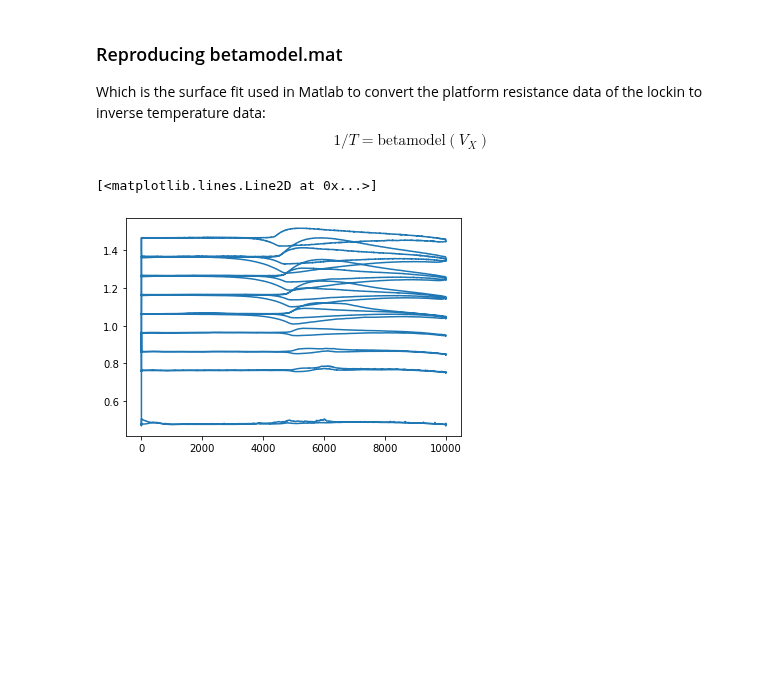
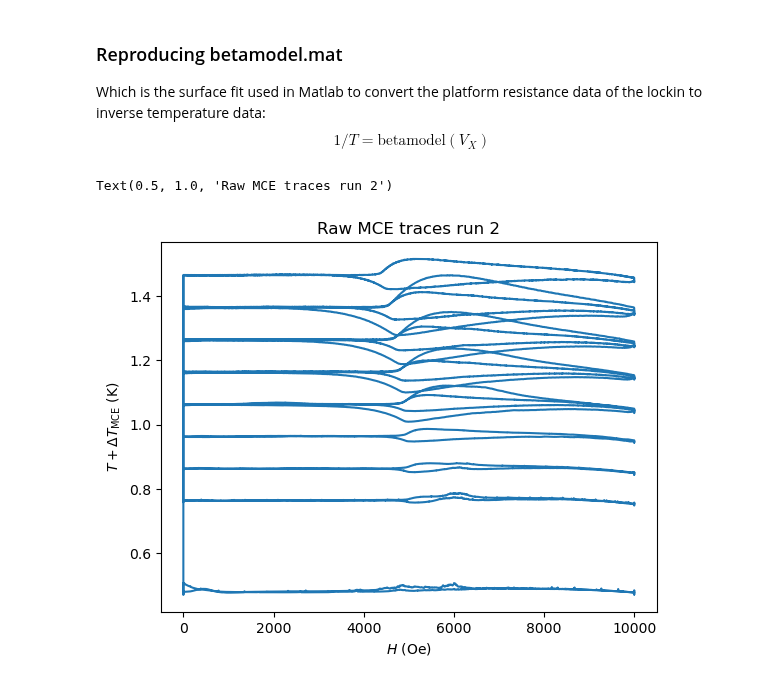
Before and after one commit to pmassat/pythonpda, a Jupyter notebook: MCE_analysis_Python/TmVO4_MCE_fitting.ipynb, the cells around one changed output. Drawn from its saved outputs; the diff is of its cells as text; code cells hidden in the pictures; blank space fills up the shorter version.

```diff
--- a/MCE_analysis_Python/TmVO4_MCE_fitting.ipynb
+++ b/MCE_analysis_Python/TmVO4_MCE_fitting.ipynb
@@ -105,13 +109,21 @@ def betamodel(x,y):
     return val
 # %%
 Traw[2] = 1/betamodel(Hraw[2],R[2])
+# %%
+xlabel_mce = '$H$ (Oe)'
+ylabel_mce = '$T + \Delta T_\mathrm{MCE}$ (K)'
 # %%
 # Raw MCE traces
+runID = 2
+%matplotlib inline
 fig = plt.figure()
 plt.plot(Hraw[2], Traw[2])
+plt.xlabel(xlabel_mce)
+plt.ylabel(ylabel_mce)
+plt.title(f'Raw MCE traces run {runID}')
 # %% [output]
-[<matplotlib.lines.Line2D at 0x...>]
+Text(0.5, 1.0, 'Raw MCE traces run 2')
-[figure, old version]
+[figure, new version]
 # %%
 for tup in [(Hsmoothed, Hraw), (Tsmoothed, Traw)]:
     tup[0][2] = gaussian_filter1d(tup[1][2], 10)
```
Also changed, not shown: parts of 13 cells of this notebook, 1 other file.
